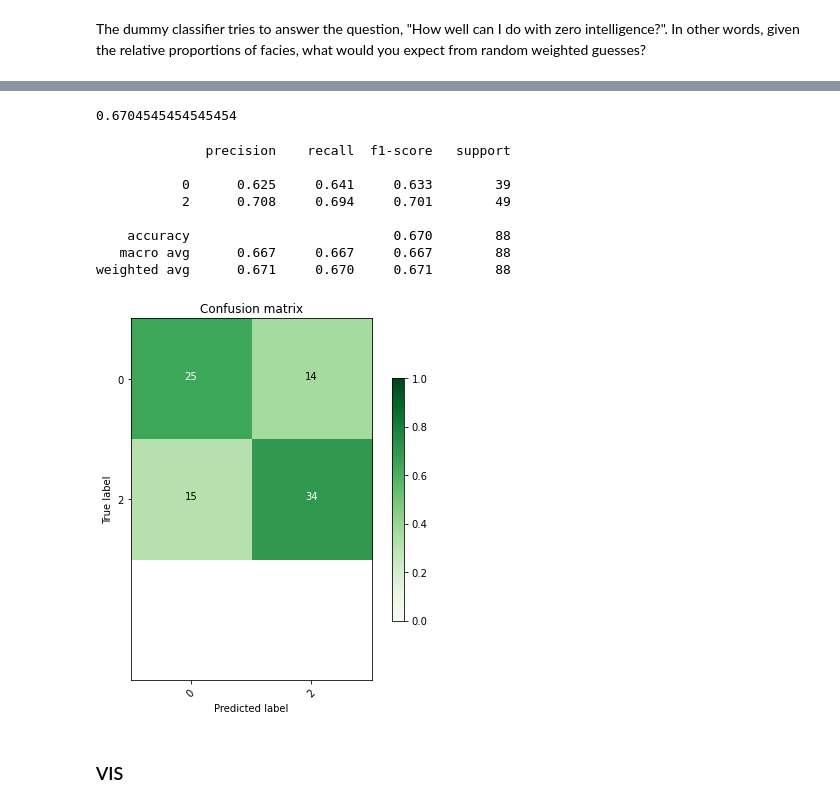
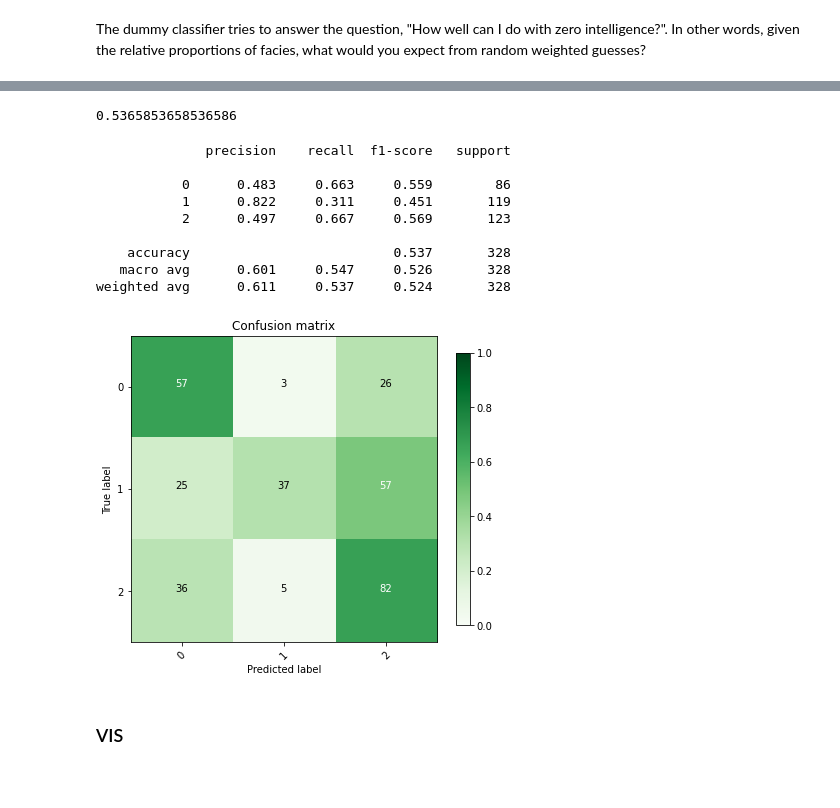
Before and after one commit to EvanBianco/reespectroPy, a Jupyter notebook: notebooks/06_Machine_learning_classification.ipynb, the cells around one changed output, grey strips where cells are left out. Saved outputs shown, nothing was run; the diff lists cells and outputs as text; code cells hidden in the pictures; blank space fills up the shorter version.

Commit message:
new plots in ML notebook

```diff
--- a/notebooks/06_Machine_learning_classification.ipynb
+++ b/notebooks/06_Machine_learning_classification.ipynb
@@ -233,9 +347,9 @@ interactive(children=(IntSlider(value=2, description='N', min=1), FloatSlider(va
 # %%
 from sklearn.model_selection import train_test_split
 
-X_train, X_test, y_train, y_test = train_test_split(X, y, test_size=0.5, random_state=40)
+X_train, X_test, y_train, y_test = train_test_split(Xmm, y, test_size=0.5, random_state=21)
 # %%
-clf.fit(X_train, y_train)
+clf = RandomForestClassifier(max_depth=8, min_samples_leaf=2).fit(X_train, y_train)
 
 print(clf.score(X_test, y_test))
 # %% [output]
@@ -252,6 +366,3 @@ Be careful; people give these different names sometimes. And people do different
 Anyway, we at least need to split the validation set into two parts: one to validate against while selecting hyperparameters (sometimes also called the dev set), and one to assess the likely real-world performance of the trained model.
 
 Note that you should only predict on the test set once, at the end of model selection and tuning.
-# %%
-X_train, X_, y_train, y_ = train_test_split(Xmm, y, test_size=0.4, random_state=99)
-X_val, X_test, y_val, y_test = train_test_split(X_, y_, test_size=0.5, random_state=99)
@@ -300,7 +416,7 @@ for c in Cs:
     model = SVC(C=c, gamma= 1 / 200)
     model.fit(X_train, y_train)
     y_train_sc.append(model.score(X_train, y_train))
-    y_val_sc.append(model.score(X_val, y_val))
+    y_val_sc.append(model.score(X_test, y_test))
 
 plt.plot(Cs, y_train_sc, '-o')
 plt.plot(Cs, y_val_sc, '-o')
@@ -323,22 +442,23 @@ C_best = Cs[np.argmax(y_val_sc)]
 # %%
 model = SVC(C=C_best, gamma= 1 / 200)
 model.fit(X_train, y_train)
-model.score(X_val, y_val)
+model.score(X_test, y_test)
 # %% [output]
-0.6704545454545454
+0.5365853658536586
 # %%
 from sklearn.metrics import classification_report
 
-print(classification_report(y_val, model.predict(X_val), digits=3, ))
+print(classification_report(y_test, model.predict(X_test), digits=3, ))
 # %% [output]
               precision    recall  f1-score   support
 
-           0      0.625     0.641     0.633        39
-           2      0.708     0.694     0.701        49
+           0      0.483     0.663     0.559        86
+           1      0.822     0.311     0.451       119
+           2      0.497     0.667     0.569       123
 
-    accuracy                          0.670        88
-   macro avg      0.667     0.667     0.667        88
-weighted avg      0.671     0.670     0.671        88
+    accuracy                          0.537       328
+   macro avg      0.601     0.547     0.526       328
+weighted avg      0.611     0.537     0.524       328
 # %%
 from sklearn.metrics import confusion_matrix
 import itertools
@@ -381,9 +501,9 @@ def plot_confusion_matrix(y_true, y_pred, normalized=True):
 
     return
 # %%
-plot_confusion_matrix(y_val, model.predict(X_val))
+plot_confusion_matrix(y_test, model.predict(X_test))
 # %% [output]
-[figure, old version]
+[figure, new version]
 # %% [markdown]
 ### VIS
 # %% [markdown]
```
Also changed, not shown: parts of 35 cells of this notebook, 2 other files.
